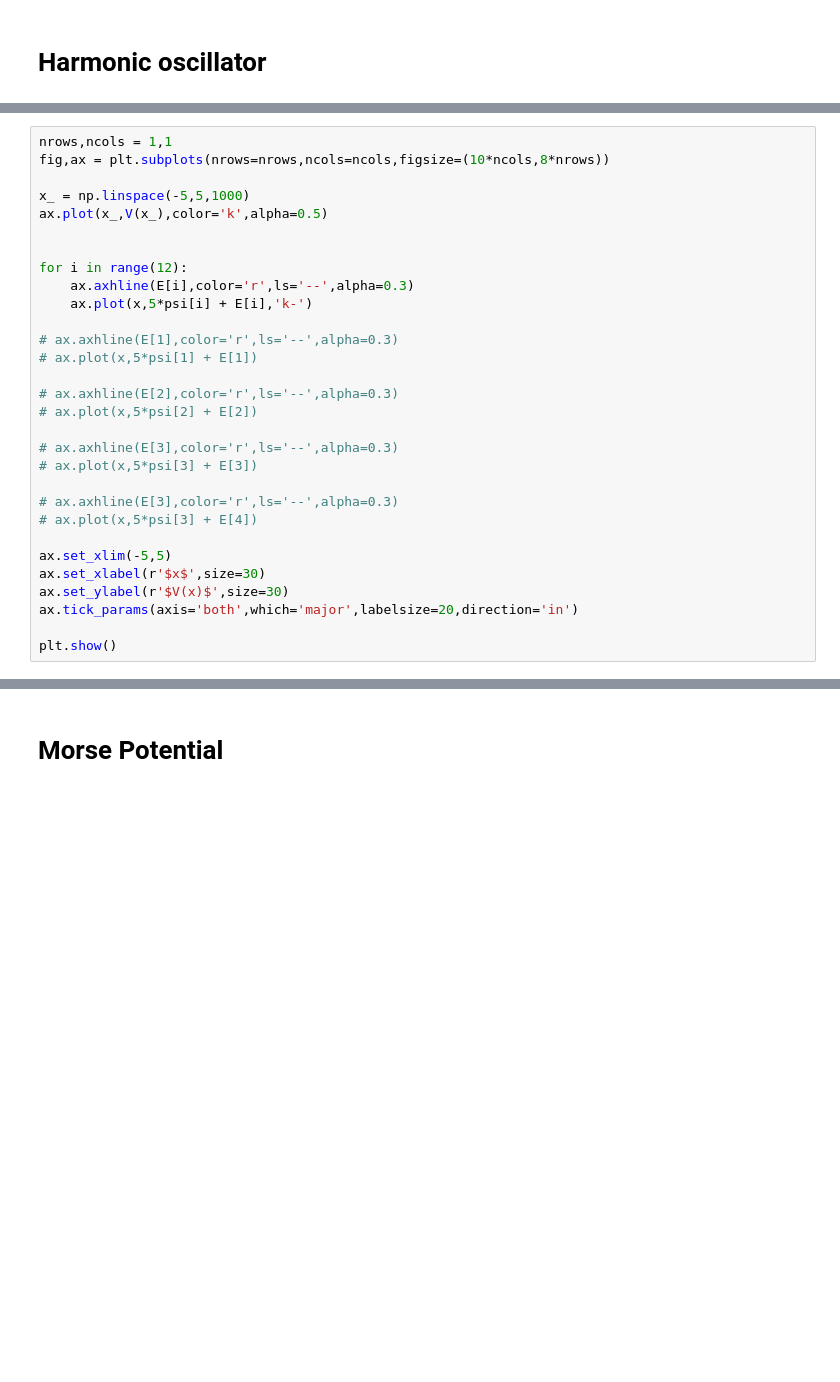
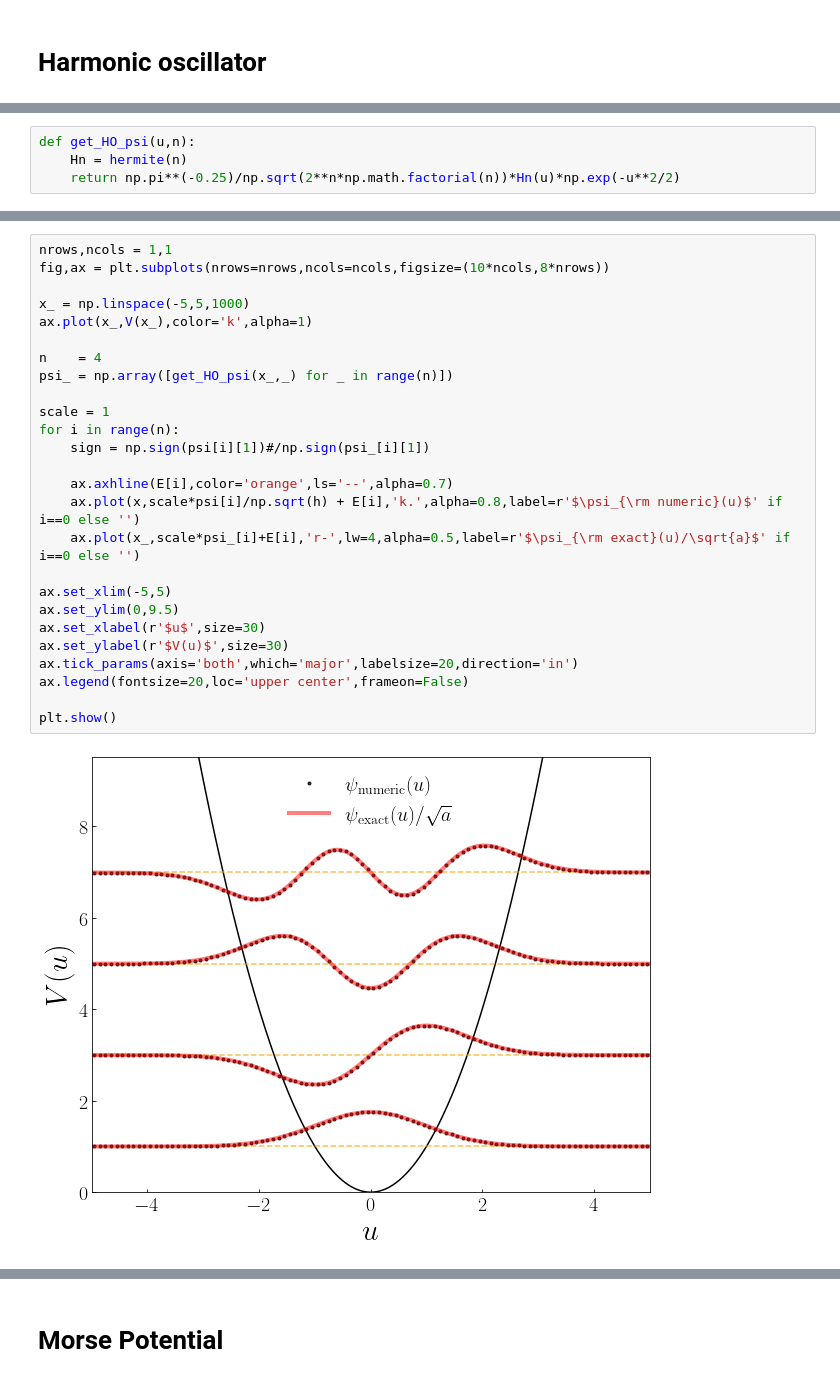
Before and after one commit to rwhitehill/CP-PHYS811-F24, a Jupyter notebook: P3/main.ipynb, the cells around one changed output, grey strips where cells are left out. Saved outputs shown, nothing was run; the diff lists cells and outputs as text; blank space fills up the shorter version.

```diff
--- a/P3/main.ipynb
+++ b/P3/main.ipynb
@@ -204 +214,5 @@ def V(t,m=1,w=1):
+# %%
+def get_HO_psi(u,n):
+    Hn = hermite(n)
+    return np.pi**(-0.25)/np.sqrt(2**n*np.math.factorial(n))*Hn(u)*np.exp(-u**2/2)
 # %%
@@ -211,30 +232,28 @@ plt.colorbar(img)
 # %%
 nrows,ncols = 1,1
 fig,ax = plt.subplots(nrows=nrows,ncols=ncols,figsize=(10*ncols,8*nrows))
 
 x_ = np.linspace(-5,5,1000)
-ax.plot(x_,V(x_),color='k',alpha=0.5)
+ax.plot(x_,V(x_),color='k',alpha=1)
 
+n    = 4
+psi_ = np.array([get_HO_psi(x_,_) for _ in range(n)])
 
-for i in range(12):
-    ax.axhline(E[i],color='r',ls='--',alpha=0.3)
-    ax.plot(x,5*psi[i] + E[i],'k-')
+scale = 1
+for i in range(n):
+    sign = np.sign(psi[i][1])#/np.sign(psi_[i][1])
 
-# ax.axhline(E[1],color='r',ls='--',alpha=0.3)
-# ax.plot(x,5*psi[1] + E[1])
-
-# ax.axhline(E[2],color='r',ls='--',alpha=0.3)
-# ax.plot(x,5*psi[2] + E[2])
-
-# ax.axhline(E[3],color='r',ls='--',alpha=0.3)
-# ax.plot(x,5*psi[3] + E[3])
-
-# ax.axhline(E[3],color='r',ls='--',alpha=0.3)
-# ax.plot(x,5*psi[3] + E[4])
+    ax.axhline(E[i],color='orange',ls='--',alpha=0.7)
+    ax.plot(x,scale*psi[i]/np.sqrt(h) + E[i],'k.',alpha=0.8,label=r'$\psi_{\rm numeric}(u)$' if i==0 else '')
+    ax.plot(x_,scale*psi_[i]+E[i],'r-',lw=4,alpha=0.5,label=r'$\psi_{\rm exact}(u)/\sqrt{a}$' if i==0 else '')
 
 ax.set_xlim(-5,5)
-ax.set_xlabel(r'$x$',size=30)
-ax.set_ylabel(r'$V(x)$',size=30)
+ax.set_ylim(0,9.5)
+ax.set_xlabel(r'$u$',size=30)
+ax.set_ylabel(r'$V(u)$',size=30)
 ax.tick_params(axis='both',which='major',labelsize=20,direction='in')
+ax.legend(fontsize=20,loc='upper center',frameon=False)
 
 plt.show()
+# %% [output]
+[figure, added]
```
Also changed, not shown: parts of 24 cells of this notebook, 1 other file.
